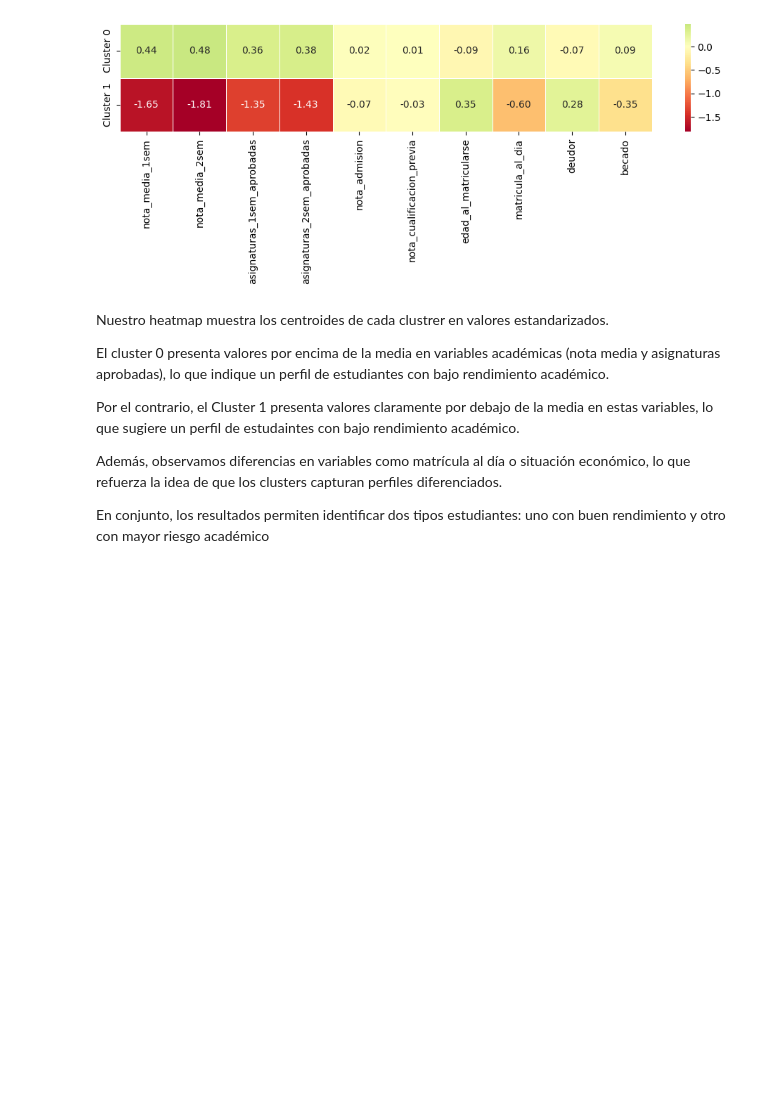
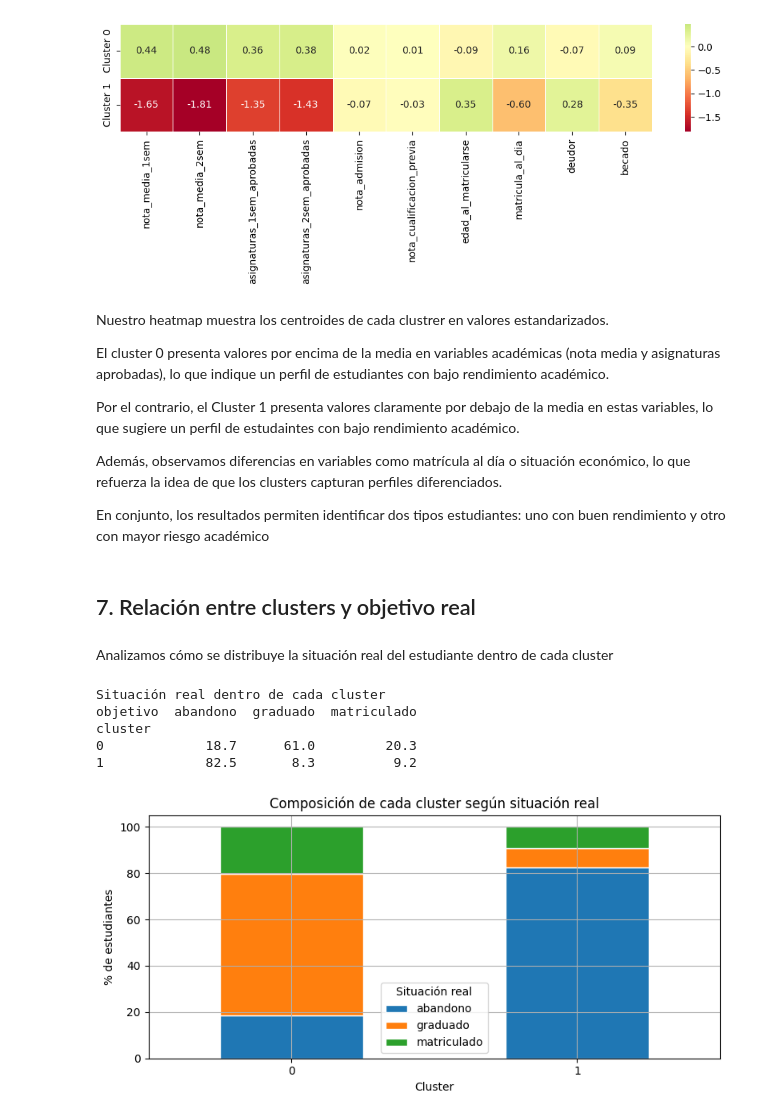
Before and after one commit to adrianalorenzo/ML_proyecto_final, a Jupyter notebook: notebooks/05_clustering.ipynb, the cells around one changed output. Saved outputs shown, nothing was run; the diff lists cells and outputs as text; code cells hidden in the pictures; blank space fills up the shorter version.

Commit message:
5.7. Relación entre clusters y el tipo de objetivo implementado y analizado

```diff
--- a/notebooks/05_clustering.ipynb
+++ b/notebooks/05_clustering.ipynb
@@ -314,3 +314,35 @@ Por el contrario, el Cluster 1 presenta valores claramente por debajo de la medi
 Además, observamos diferencias en variables como matrícula al día o situación económico, lo que refuerza la idea de que los clusters capturan perfiles diferenciados.
 
 En conjunto, los resultados permiten identificar dos tipos estudiantes: uno con buen rendimiento y otro con mayor riesgo académico
+# %% [markdown]
+## 7. Relación entre clusters y objetivo real
+# %% [markdown]
+Analizamos cómo se distribuye la situación real del estudiante dentro de cada cluster
+# %%
+tabla = pd.crosstab(
+    df['cluster'],
+    objetivo_real,
+    normalize='index'
+).round(3) * 100
+
+print('Situación real dentro de cada cluster')
+print(tabla.to_string())
+# %% [output]
+Situación real dentro de cada cluster
+objetivo  abandono  graduado  matriculado
+cluster
+0             18.7      61.0         20.3
+1             82.5       8.3          9.2
+# %%
+tabla.plot(kind='bar', stacked=True, figsize=(8,4), edgecolor='white')
+plt.title('Composición de cada cluster según situación real')
+plt.xlabel('Cluster')
+plt.ylabel('% de estudiantes')
+plt.xticks(rotation=0)
+plt.legend(title='Situación real')
+plt.tight_layout()
+plt.grid()
+plt.savefig('../figuras/clusters_vs_objetivos.png')
+plt.show()
+# %% [output]
+[figure, added]
```
Also changed, not shown: parts of 2 cells of this notebook, 1 other file.
